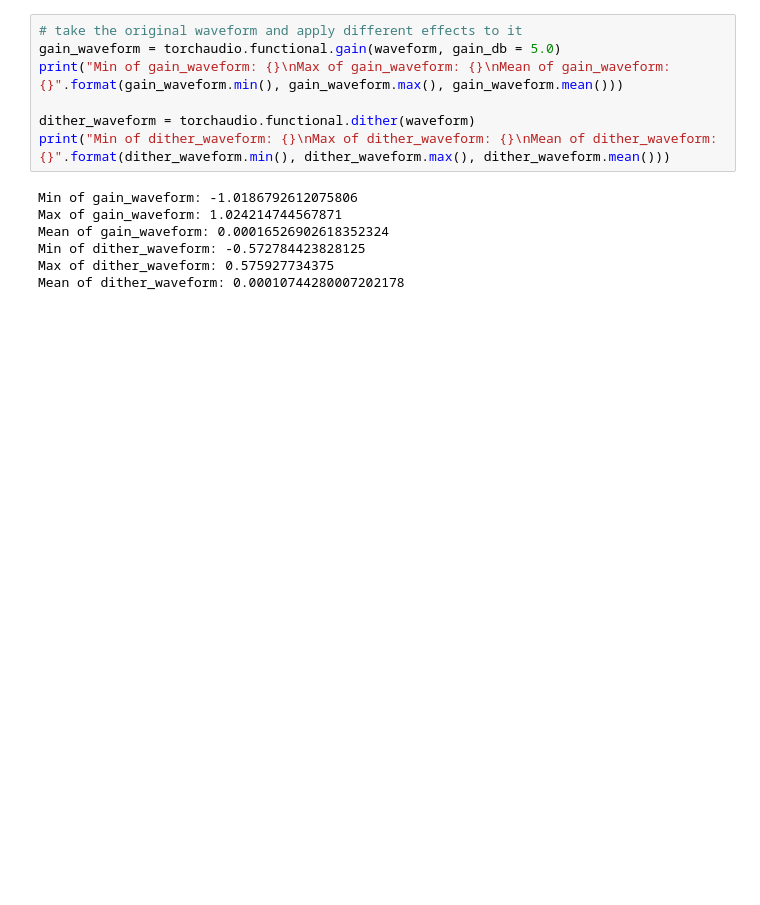
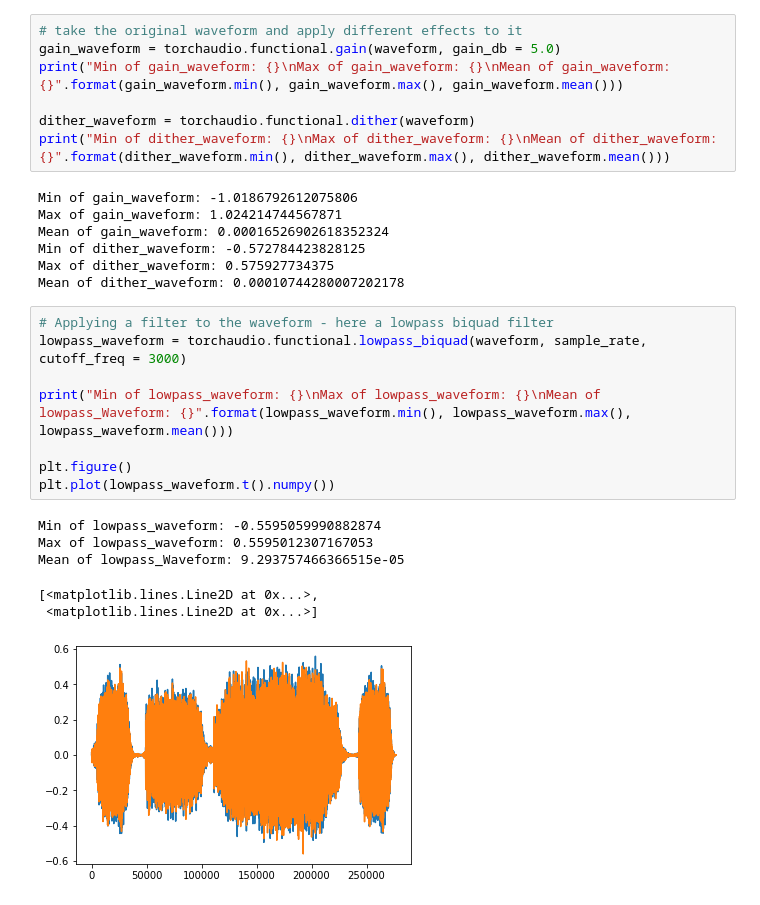
Before and after one commit to markwreinke/OrganStopClassifier, a Jupyter notebook: PytorchAudio.ipynb, the cells around one changed output. Cells and saved outputs as stored; diff of their text form; blank space fills up the shorter version.

```diff
--- a/PytorchAudio.ipynb
+++ b/PytorchAudio.ipynb
@@ -196,3 +192,18 @@ Mean of gain_waveform: 0.00016526902618352324
 Min of dither_waveform: -0.572784423828125
 Max of dither_waveform: 0.575927734375
 Mean of dither_waveform: 0.00010744280007202178
+# %%
+# Applying a filter to the waveform - here a lowpass biquad filter
+lowpass_waveform = torchaudio.functional.lowpass_biquad(waveform, sample_rate, cutoff_freq = 3000)
+
+print("Min of lowpass_waveform: {}\nMax of lowpass_waveform: {}\nMean of lowpass_Waveform: {}".format(lowpass_waveform.min(), lowpass_waveform.max(), lowpass_waveform.mean()))
+
+plt.figure()
+plt.plot(lowpass_waveform.t().numpy())
+# %% [output]
+Min of lowpass_waveform: -0.5595059990882874
+Max of lowpass_waveform: 0.5595012307167053
+Mean of lowpass_Waveform: 9.293757466366515e-05
+[<matplotlib.lines.Line2D at 0x...>,
+ <matplotlib.lines.Line2D at 0x...>]
+[figure, added]
```
Also changed, not shown: parts of 4 cells of this notebook.
